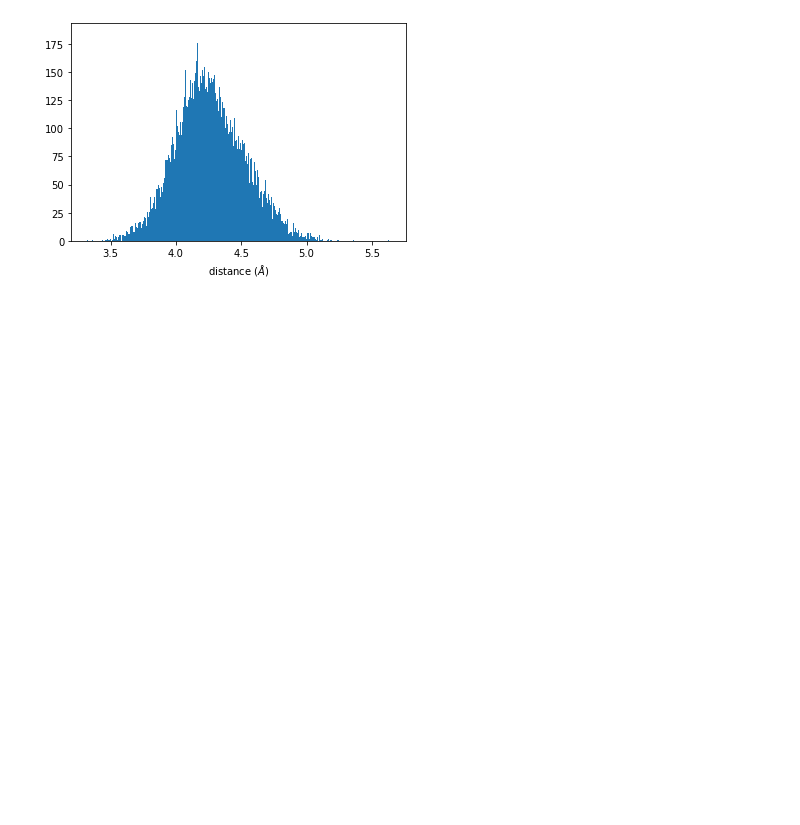
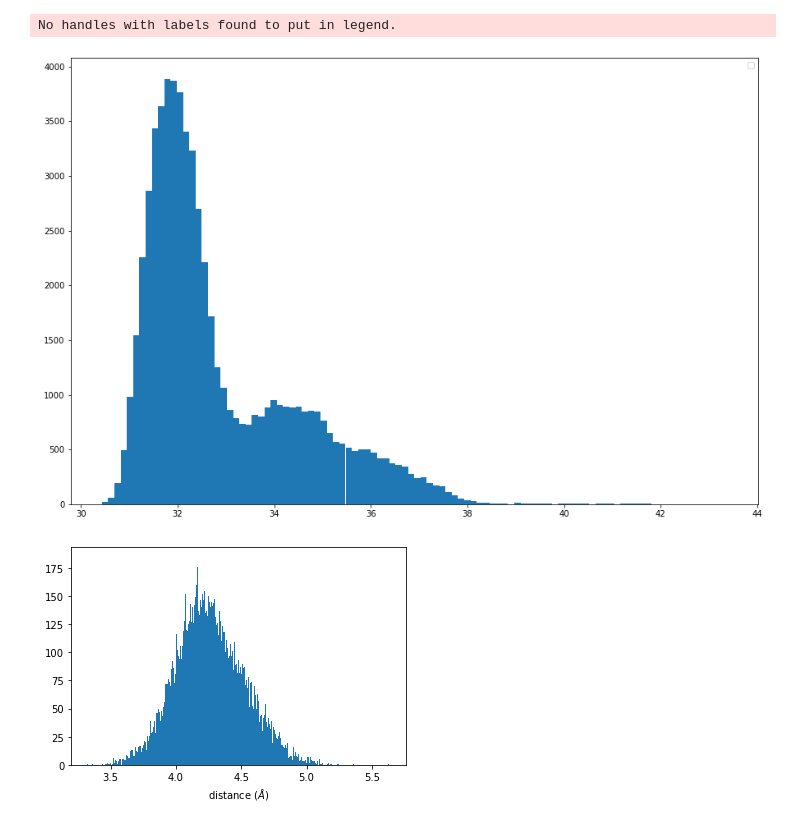
Before and after one commit to hengma1001/biophys_analysis, a Jupyter notebook: traj_analysis/distance.ipynb, the cells around one changed output. Drawn from its saved outputs; the diff is of its cells as text; code cells hidden in the pictures; blank space fills up the shorter version.

```diff
--- a/traj_analysis/distance.ipynb
+++ b/traj_analysis/distance.ipynb
@@ -48,0 +110,10 @@ plt.savefig('dist.pdf')
+# %%
+fig, ax = plt.subplots(figsize=(15,10))
+n_traj = 0
+
+_ = ax.hist(np.hstack(df['dist']), bins=100)
+plt.legend()
+plt.savefig('dist_his.pdf')
+# %% [output]
+No handles with labels found to put in legend.
+[figure, added]
```
Also changed, not shown: parts of 11 cells of this notebook, 1 other file.
